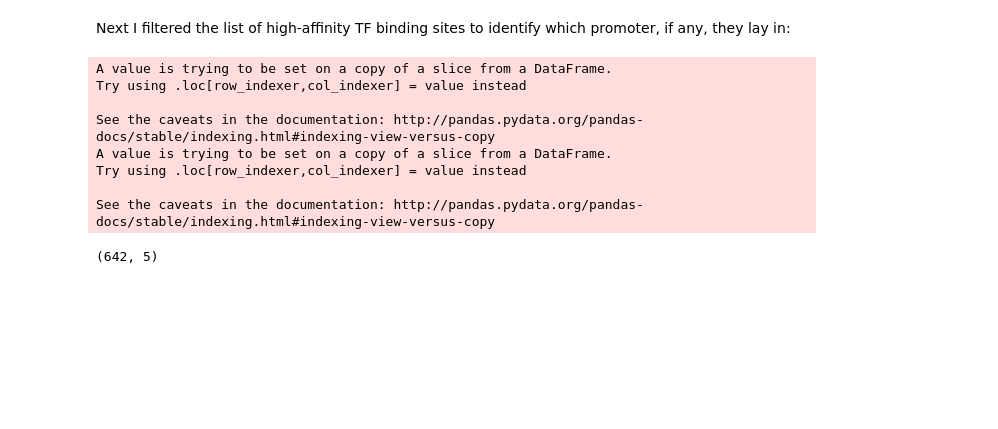
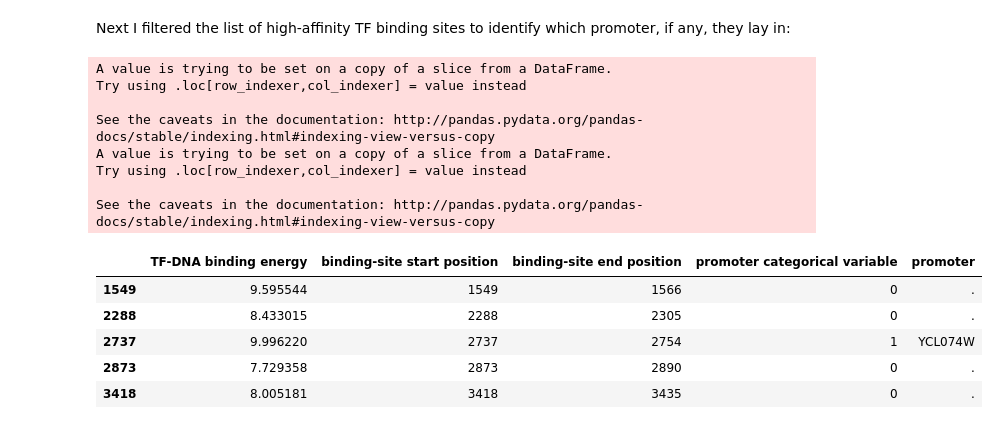
Before and after one commit to petermchale/yeast_bioinformatics, a Jupyter notebook: TFBS.ipynb, the cells around one changed output. Cells and saved outputs as stored; diff of their text form; code cells hidden in the pictures; blank space fills up the shorter version.

```diff
--- a/TFBS.ipynb
+++ b/TFBS.ipynb
@@ -230,33 +228,43 @@ I have placed a `.` in a field to indicate that the corresponding data is missin
 # %% [markdown]
 Next I filtered the list of high-affinity TF binding sites to identify which promoter, if any, they lay in:
 # %%
-TFBS_high_affinity = TFBS[TFBS['TF-DNA binding energy'] < 10]
+# import warnings
+# warnings.filterwarnings('ignore')
+
+cond1 = TFBS['TF-DNA binding energy'] < 10
+# cond2 = TFBS['TF-DNA binding energy'] < 20.01
+
+TFBS_high_affinity = TFBS[cond1]
 
 TFBS_high_affinity_categorical_variable = [0]*len(TFBS_high_affinity)
 TFBS_high_affinity_promoter = ['.']*len(TFBS_high_affinity)
 count = -1
 for TFBS_index, TFBS_row in TFBS_high_affinity.iterrows():
     count += 1
     TFBS_start = TFBS_row['binding-site start position']
     TFBS_end = TFBS_row['binding-site end position']
     for promoter_index, promoter_row in promoters.iterrows():
         promoter_start = promoter_row['promoter start position']
         promoter_end = promoter_row['promoter end position']
         if (promoter_start < TFBS_start) and (TFBS_end < promoter_end):
             TFBS_high_affinity_categorical_variable[count] = 1
             TFBS_high_affinity_promoter[count] = promoter_row['systematic gene name']
             break
 TFBS_high_affinity['promoter categorical variable'] = TFBS_high_affinity_categorical_variable
 TFBS_high_affinity['promoter'] = TFBS_high_affinity_promoter
 TFBS_high_affinity.head()
-TFBS_high_affinity.shape
 # %% [output]
 A value is trying to be set on a copy of a slice from a DataFrame.
 Try using .loc[row_indexer,col_indexer] = value instead
 
 See the caveats in the documentation: http://pandas.pydata.org/pandas-docs/stable/indexing.html#indexing-view-versus-copy
 A value is trying to be set on a copy of a slice from a DataFrame.
 Try using .loc[row_indexer,col_indexer] = value instead
 
 See the caveats in the documentation: http://pandas.pydata.org/pandas-docs/stable/indexing.html#indexing-view-versus-copy
-(642, 5)
+|  | TF-DNA binding energy | binding-site start position | binding-site end position | promoter categorical variable | promoter |
+| 1549 | 9.595544 | 1549 | 1566 | 0 | . |
+| 2288 | 8.433015 | 2288 | 2305 | 0 | . |
+| 2737 | 9.996220 | 2737 | 2754 | 1 | YCL074W |
+| 2873 | 7.729358 | 2873 | 2890 | 0 | . |
+| 3418 | 8.005181 | 3418 | 3435 | 0 | . |
```
Also changed, not shown: parts of 7 cells of this notebook.
